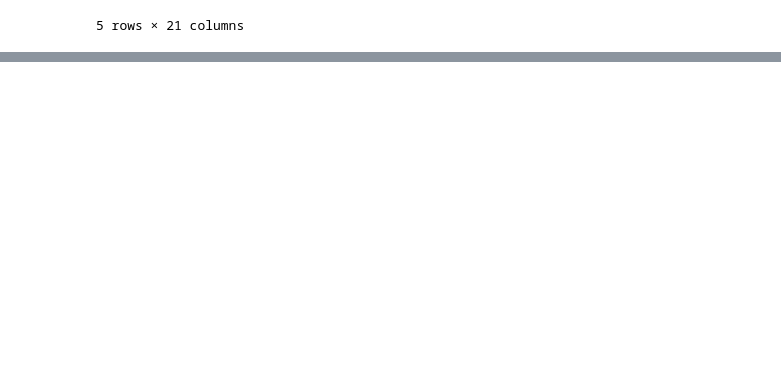
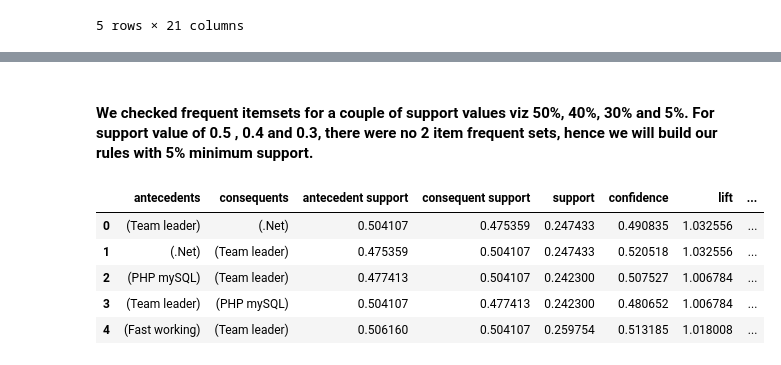
Before and after one commit to BITS-ASSIGNMENT-GROUP-186/association-rule-mining, a Jupyter notebook: Association_Rule_Mining.ipynb, the cells around one changed output, grey strips where cells are left out. Saved outputs shown, nothing was run; the diff lists cells and outputs as text; code cells hidden in the pictures; blank space fills up the shorter version.

```diff
--- a/Association_Rule_Mining.ipynb
+++ b/Association_Rule_Mining.ipynb
@@ -160,0 +203,12 @@ employee_skills_df.head()
+# %% [markdown]
+#### We checked frequent itemsets for a couple of support values viz 50%, 40%, 30% and 5%. For support value of 0.5 , 0.4 and 0.3, there were no 2 item frequent sets, hence we will build our rules with 5% minimum support.
+# %%
+rules_mlxtend = association_rules(frequent_itemsets,  metric="lift", min_threshold=1)
+rules_mlxtend.head()
+# %% [output]
+|  | antecedents | consequents | antecedent support | consequent support | support | confidence | lift | ... |
+| 0 | (Team leader) | (.Net) | 0.504107 | 0.475359 | 0.247433 | 0.490835 | 1.032556 | ... |
+| 1 | (.Net) | (Team leader) | 0.475359 | 0.504107 | 0.247433 | 0.520518 | 1.032556 | ... |
+| 2 | (PHP mySQL) | (Team leader) | 0.477413 | 0.504107 | 0.242300 | 0.507527 | 1.006784 | ... |
+| 3 | (Team leader) | (PHP mySQL) | 0.504107 | 0.477413 | 0.242300 | 0.480652 | 1.006784 | ... |
+| 4 | (Fast working) | (Team leader) | 0.506160 | 0.504107 | 0.259754 | 0.513185 | 1.018008 | ... |
```
Also changed, not shown: parts of 12 cells of this notebook.
